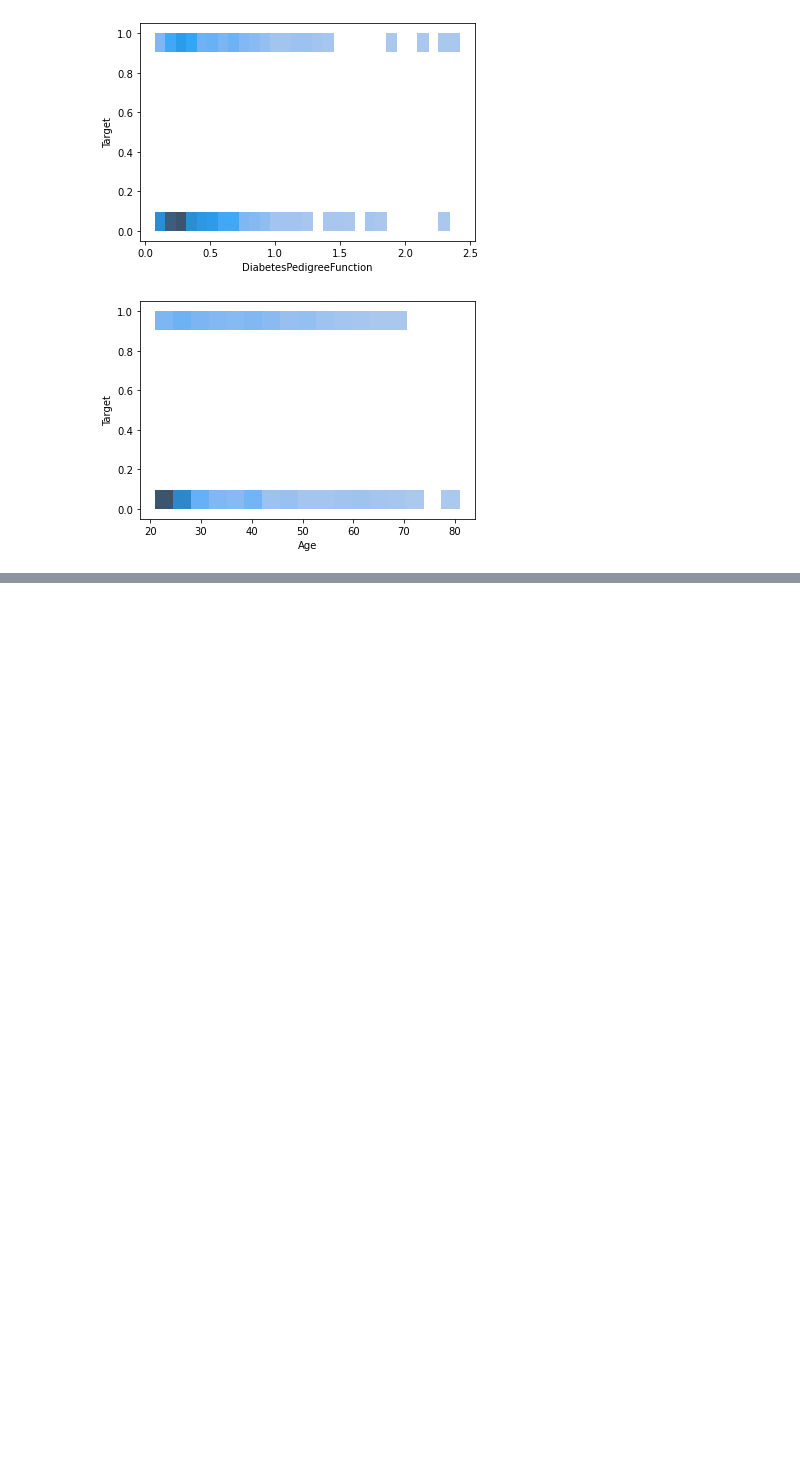
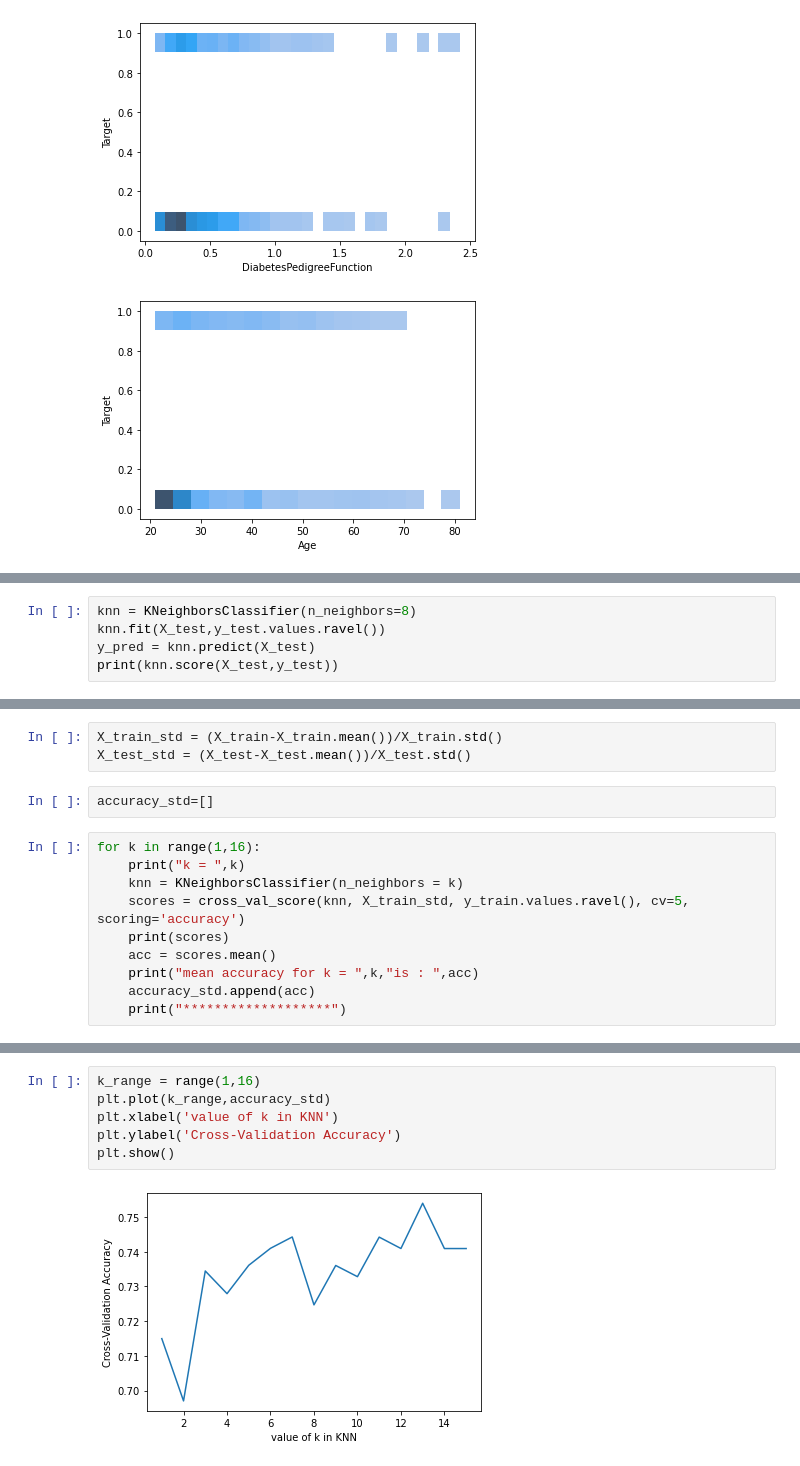
Before and after one commit to chandms/Security_Analytics, a Jupyter notebook: Assignment2/Problem3.ipynb, the cells around one changed output, grey strips where cells are left out. Cells and saved outputs as stored; diff of their text form; blank space fills up the shorter version.

```diff
--- a/Assignment2/Problem3.ipynb
+++ b/Assignment2/Problem3.ipynb
@@ -64,0 +118,5 @@ for col in columns[:-1]:
+# %%
+knn = KNeighborsClassifier(n_neighbors=8)
+knn.fit(X_test,y_test.values.ravel())
+y_pred = knn.predict(X_test)
+print(knn.score(X_test,y_test))
@@ -64,0 +130,15 @@ for col in columns[:-1]:
+# %%
+X_train_std = (X_train-X_train.mean())/X_train.std()
+X_test_std = (X_test-X_test.mean())/X_test.std()
+# %%
+accuracy_std=[]
+# %%
+for k in range(1,16):
+    print("k = ",k)
+    knn = KNeighborsClassifier(n_neighbors = k)
+    scores = cross_val_score(knn, X_train_std, y_train.values.ravel(), cv=5, scoring='accuracy')
+    print(scores)
+    acc = scores.mean()
+    print("mean accuracy for k = ",k,"is : ",acc)
+    accuracy_std.append(acc)
+    print("*******************")
@@ -64,0 +163,8 @@ for col in columns[:-1]:
+# %%
+k_range = range(1,16)
+plt.plot(k_range,accuracy_std)
+plt.xlabel('value of k in KNN')
+plt.ylabel('Cross-Validation Accuracy')
+plt.show()
+# %% [output]
+[figure, added]
```
Also changed, not shown: parts of 12 cells of this notebook, 10 other files.
